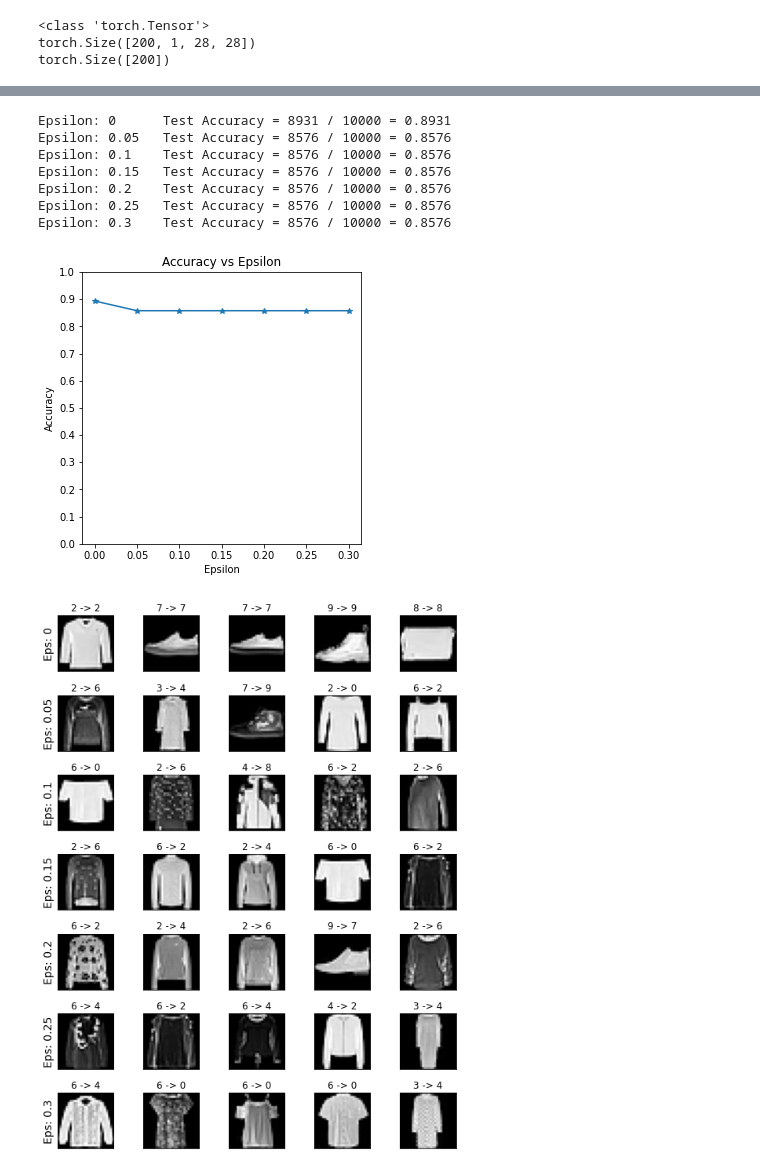
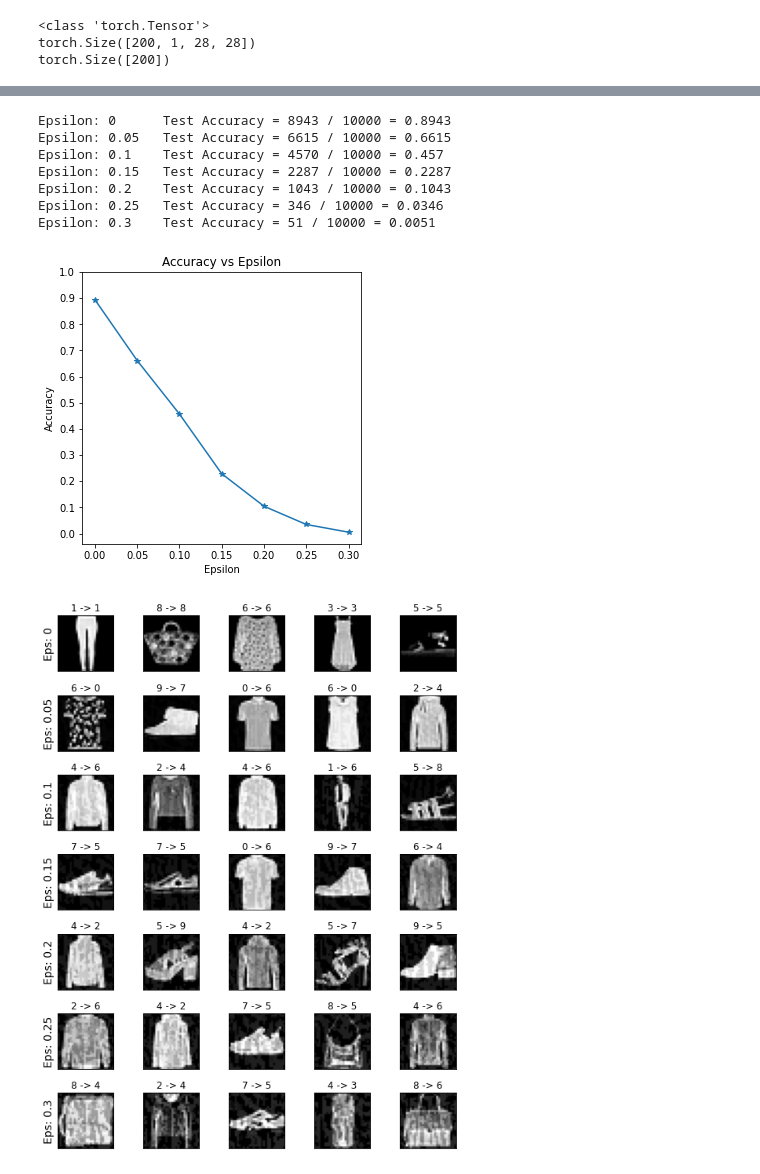
Before and after one commit to Rubinjo/adversarial-nn, a Jupyter notebook: main.ipynb, the cells around one changed output, grey strips where cells are left out. Saved outputs shown, nothing was run; the diff lists cells and outputs as text; code cells hidden in the pictures.

Commit message:
🔥 Resize+Padding in NN 🐛 I-FGSM
Co-authored-by: Bastius98 <Bastius98@users.noreply.github.com>

```diff
--- a/main.ipynb
+++ b/main.ipynb
@@ -254,34 +287,30 @@ def pgd(model, image, label, epsilon, step=0.2, num_steps=40):
         cost = criterion(output, label).to(device)
         cost.backward()
 
-        adv_image = image + image.grad * step / image.grad.view(image.shape[0], -1).norm(2, dim=-1)\
-                    .view(-1, 1, 1, 1)
+        # adv_image = image + image.grad * step / image.grad.view(image.shape[0], -1).norm(2, dim=-1)\
+        #             .view(-1, 1, 1, 1)
+        # eta = torch.clamp(adv_image - image, min=-epsilon, max=epsilon)
+        # adv_image = torch.clamp(image + eta, min=-1, max=1).detach_()
+        # return adv_image
+
+        adv_image = image - step*step.grad
         eta = torch.clamp(adv_image - image, min=-epsilon, max=epsilon)
         adv_image = torch.clamp(image + eta, min=-1, max=1).detach_()
         return adv_image
 
 def iterative_fgsm(model, image, label, epsilon, step=0.2, num_steps=40):
-
-    # Starting at a uniformly random point
-    # delta = torch.empty_like(image).normal_()
-    # d_flat = delta.view(image.size(0),-1)
-    # n = d_flat.norm(p=2,dim=1).view(image.size(0),1,1,1)
-    # r = torch.zeros_like(n).uniform_(0, 1)
-    # delta *= r/n*epsilon
-
+    image = image.clone().detach()
+    adv_image = image.clone().detach()
     for _ in range(num_steps):
-        image.requires_grad = True
-        output = model(image)
-
-        model.zero_grad()
-        # Calculate loss
+        adv_image.requires_grad = True
+        output = model(adv_image)
         cost = criterion(output, label).to(device)
         cost.backward()
-
-        adv_image = image + step*step.grad.sign()
+        data_grad = adv_image.grad.data
+        adv_image = adv_image.detach() + step*data_grad.sign()
         eta = torch.clamp(adv_image - image, min=-epsilon, max=epsilon)
-        adv_image = torch.clamp(image + eta, min=-1, max=1).detach_()
-        return adv_image
+        adv_image = torch.clamp(image + eta, min=-1, max=1).detach()
+    return adv_image
 
 def test(model, device, test_loader, epsilon, attack):
 
@@ -355,8 +384,8 @@ def test(model, device, test_loader, epsilon, attack):
     return final_acc, adv_examples
 # %%
 EPSILONS = [0, .05, .1, .15, .2, .25, .3]
-# Choose from fgsm, pgd
-ATTACK = "pgd"
+# Choose from fgsm, iterative_fgsm, pgd
+ATTACK = "iterative_fgsm"
 
 accuracies = []
 examples = []
@@ -369,18 +398,18 @@ for eps in EPSILONS:
     accuracies.append(acc)
     examples.append(ex)
 # %% [output]
-Epsilon: 0      Test Accuracy = 8931 / 10000 = 0.8931
-Epsilon: 0.05   Test Accuracy = 8576 / 10000 = 0.8576
-Epsilon: 0.1    Test Accuracy = 8576 / 10000 = 0.8576
-Epsilon: 0.15   Test Accuracy = 8576 / 10000 = 0.8576
-Epsilon: 0.2    Test Accuracy = 8576 / 10000 = 0.8576
-Epsilon: 0.25   Test Accuracy = 8576 / 10000 = 0.8576
-Epsilon: 0.3    Test Accuracy = 8576 / 10000 = 0.8576
+Epsilon: 0      Test Accuracy = 8943 / 10000 = 0.8943
+Epsilon: 0.05   Test Accuracy = 6615 / 10000 = 0.6615
+Epsilon: 0.1    Test Accuracy = 4570 / 10000 = 0.457
+Epsilon: 0.15   Test Accuracy = 2287 / 10000 = 0.2287
+Epsilon: 0.2    Test Accuracy = 1043 / 10000 = 0.1043
+Epsilon: 0.25   Test Accuracy = 346 / 10000 = 0.0346
+Epsilon: 0.3    Test Accuracy = 51 / 10000 = 0.0051
 # %%
 import numpy as np
 
 plt.figure(figsize=(5,5))
-plt.plot(epsilons, accuracies, "*-")
+plt.plot(EPSILONS, accuracies, "*-")
 plt.yticks(np.arange(0, 1.1, step=0.1))
 plt.xticks(np.arange(0, .35, step=0.05))
 plt.title("Accuracy vs Epsilon")
@@ -388,23 +417,23 @@ plt.xlabel("Epsilon")
 plt.ylabel("Accuracy")
 plt.show()
 # %% [output]
-[figure, old version]
+[figure, new version]
 # %%
 # Plot several examples of adversarial samples at each epsilon
 cnt = 0
 plt.figure(figsize=(8,10))
-for i in range(len(epsilons)):
+for i in range(len(EPSILONS)):
     for j in range(len(examples[i])):
         cnt += 1
-        plt.subplot(len(epsilons),len(examples[0]),cnt)
+        plt.subplot(len(EPSILONS),len(examples[0]),cnt)
         plt.xticks([], [])
         plt.yticks([], [])
         if j == 0:
-            plt.ylabel("Eps: {}".format(epsilons[i]), fontsize=14)
+            plt.ylabel("Eps: {}".format(EPSILONS[i]), fontsize=14)
         orig,adv,ex = examples[i][j]
         plt.title("{} -> {}".format(orig, adv))
         plt.imshow(ex, cmap="gray")
 plt.tight_layout()
 plt.show()
 # %% [output]
-[figure, old version]
+[figure, new version]
```
Also changed, not shown: parts of 10 cells of this notebook.
